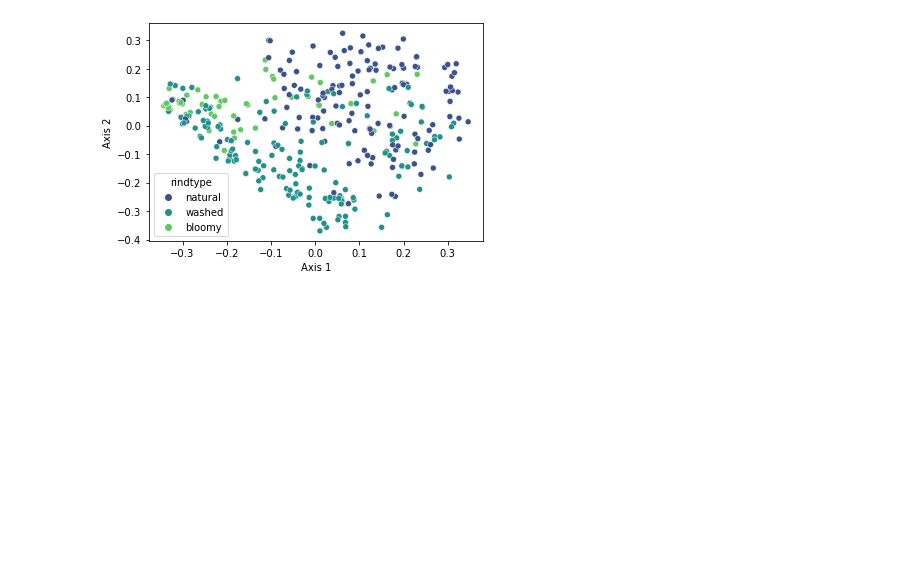
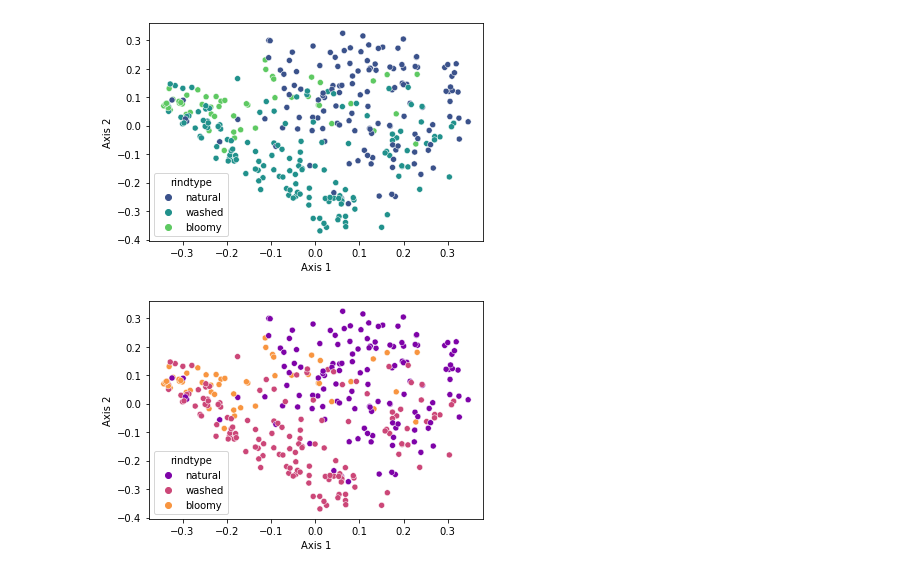
Before and after one commit to besutter1/Cheez-Eyez, a Jupyter notebook: diversity.ipynb, the cells around one changed output. Drawn from its saved outputs; the diff is of its cells as text; code cells hidden in the pictures; blank space fills up the shorter version.

Commit message:
some visualizations

```diff
--- a/diversity.ipynb
+++ b/diversity.ipynb
@@ -399,3 +399,12 @@ scatterplot(data=unw_UF_pcoa_res_data_with_rindtype_12000,
 # %% [output]
 <AxesSubplot:xlabel='Axis 1', ylabel='Axis 2'>
 [figure]
+# %%
+scatterplot(data=unw_UF_pcoa_res_data_with_rindtype_12000,
+            x='Axis 1',
+            y='Axis 2',
+            hue='rindtype',
+            palette='plasma')
+plt.savefig("rindtype_plasma.png", dpi = 400)
+# %% [output]
+[figure, added]
```
Also changed, not shown: parts of 4 cells of this notebook.
